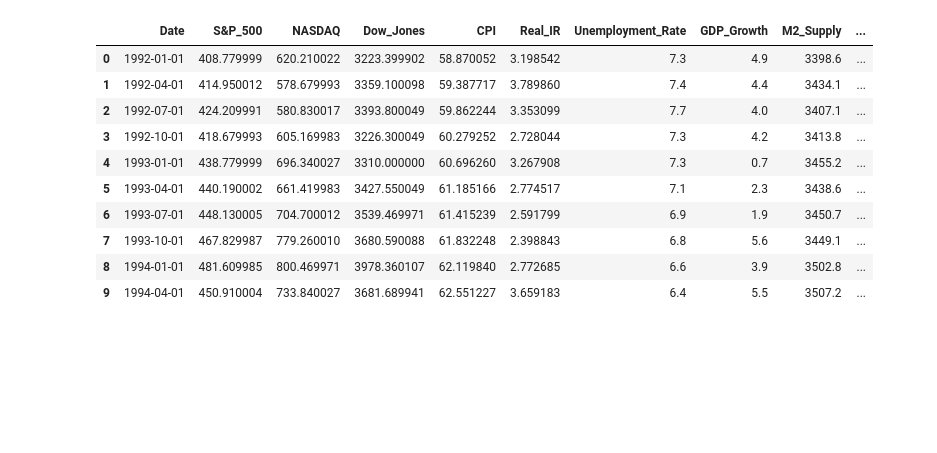
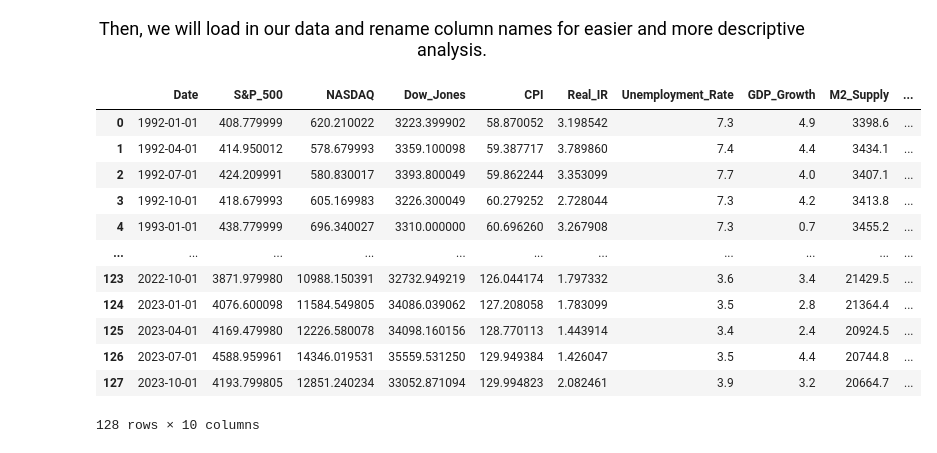
Before and after one commit to allarde2/Macroeconomic-Factors-Stock-Maket-Performance-CMSE-202-final-project-, a Jupyter notebook: time-series/NasDaq Time Series.ipynb, the cells around one changed output. Saved outputs shown, nothing was run; the diff lists cells and outputs as text; code cells hidden in the pictures; blank space fills up the shorter version.

Commit message:
Updated Time-series

```diff
--- a/time-series/NasDaq Time Series.ipynb
+++ b/time-series/NasDaq Time Series.ipynb
@@ -23,18 +30,25 @@ from statsmodels.graphics.tsaplots import plot_acf, plot_pacf
+# %% [markdown]
+<p style="font-family: 'Times New Roman'; font-size: 18px; text-align: center; color: black;">
+  Then, we will load in our data and rename column names for easier and more descriptive analysis.
+</p>
 # %%
-# Load in the data "
-data = pd.read_csv('../multiple_regression/merged_data.csv')
+# Load in the data
+data = pd.read_csv('merged_data.csv')
 data.rename(columns={'CPALWE01USQ661N': 'CPI', 'S&P 500 ^GSPC': 'S&P_500', 'NASDAQ ^IXIC': 'NASDAQ', 'Dow Jones ^DJI':'Dow_Jones', 'RealInterestRate':'Real_IR', 'UnemploymentRate': 'Unemployment_Rate', 'FedFundsRate': 'Federal_Funds_Rate'}, inplace = True)
-dates = data['Date']
-data.head(10)
+
+dates = data['Date'] # keeping for future plotting
+data
 # %% [output]
 |  | Date | S&P_500 | NASDAQ | Dow_Jones | CPI | Real_IR | Unemployment_Rate | GDP_Growth | M2_Supply | ... |
 | 0 | 1992-01-01 | 408.779999 | 620.210022 | 3223.399902 | 58.870052 | 3.198542 | 7.3 | 4.9 | 3398.6 | ... |
 | 1 | 1992-04-01 | 414.950012 | 578.679993 | 3359.100098 | 59.387717 | 3.789860 | 7.4 | 4.4 | 3434.1 | ... |
 | 2 | 1992-07-01 | 424.209991 | 580.830017 | 3393.800049 | 59.862244 | 3.353099 | 7.7 | 4.0 | 3407.1 | ... |
 | 3 | 1992-10-01 | 418.679993 | 605.169983 | 3226.300049 | 60.279252 | 2.728044 | 7.3 | 4.2 | 3413.8 | ... |
 | 4 | 1993-01-01 | 438.779999 | 696.340027 | 3310.000000 | 60.696260 | 3.267908 | 7.3 | 0.7 | 3455.2 | ... |
-| 5 | 1993-04-01 | 440.190002 | 661.419983 | 3427.550049 | 61.185166 | 2.774517 | 7.1 | 2.3 | 3438.6 | ... |
-| 6 | 1993-07-01 | 448.130005 | 704.700012 | 3539.469971 | 61.415239 | 2.591799 | 6.9 | 1.9 | 3450.7 | ... |
-| 7 | 1993-10-01 | 467.829987 | 779.260010 | 3680.590088 | 61.832248 | 2.398843 | 6.8 | 5.6 | 3449.1 | ... |
-| 8 | 1994-01-01 | 481.609985 | 800.469971 | 3978.360107 | 62.119840 | 2.772685 | 6.6 | 3.9 | 3502.8 | ... |
-| 9 | 1994-04-01 | 450.910004 | 733.840027 | 3681.689941 | 62.551227 | 3.659183 | 6.4 | 5.5 | 3507.2 | ... |
+| ... | ... | ... | ... | ... | ... | ... | ... | ... | ... | ... |
+| 123 | 2022-10-01 | 3871.979980 | 10988.150391 | 32732.949219 | 126.044174 | 1.797332 | 3.6 | 3.4 | 21429.5 | ... |
+| 124 | 2023-01-01 | 4076.600098 | 11584.549805 | 34086.039062 | 127.208058 | 1.783099 | 3.5 | 2.8 | 21364.4 | ... |
+| 125 | 2023-04-01 | 4169.479980 | 12226.580078 | 34098.160156 | 128.770113 | 1.443914 | 3.4 | 2.4 | 20924.5 | ... |
+| 126 | 2023-07-01 | 4588.959961 | 14346.019531 | 35559.531250 | 129.949384 | 1.426047 | 3.5 | 4.4 | 20744.8 | ... |
+| 127 | 2023-10-01 | 4193.799805 | 12851.240234 | 33052.871094 | 129.994823 | 2.082461 | 3.9 | 3.2 | 20664.7 | ... |
+128 rows × 10 columns
```
Also changed, not shown: parts of 17 cells of this notebook, 2 other files.
